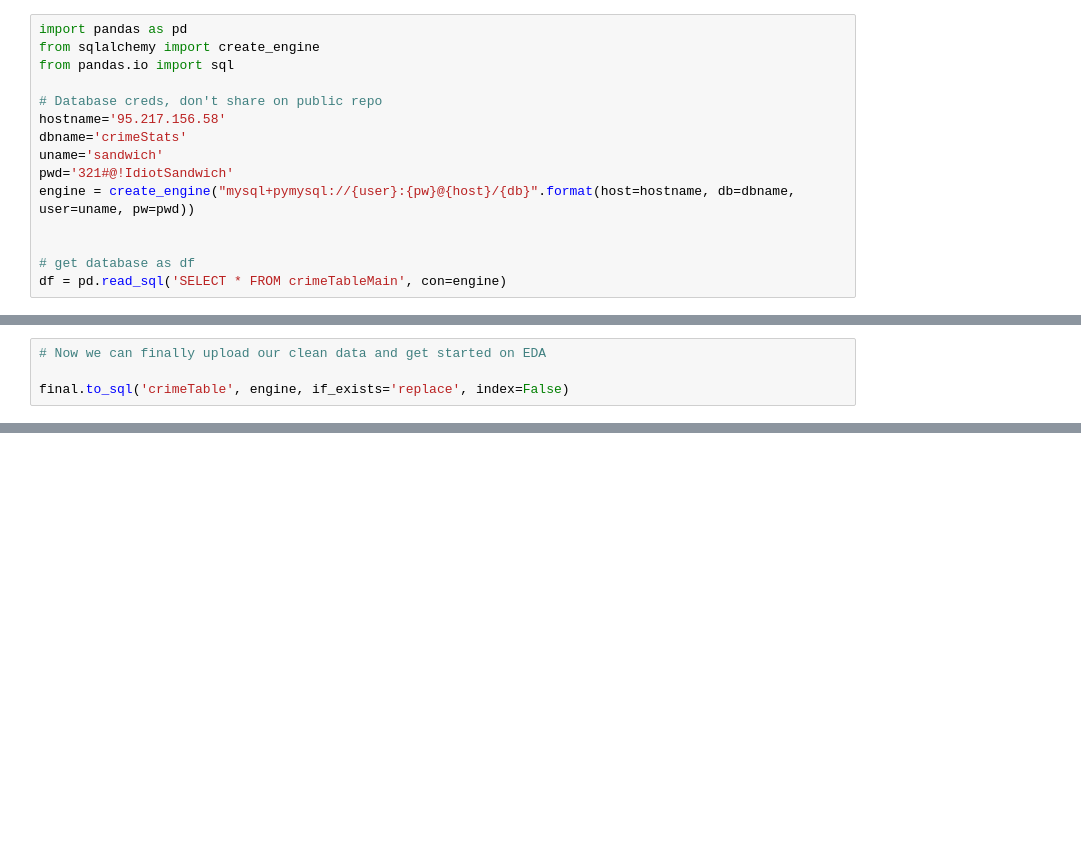
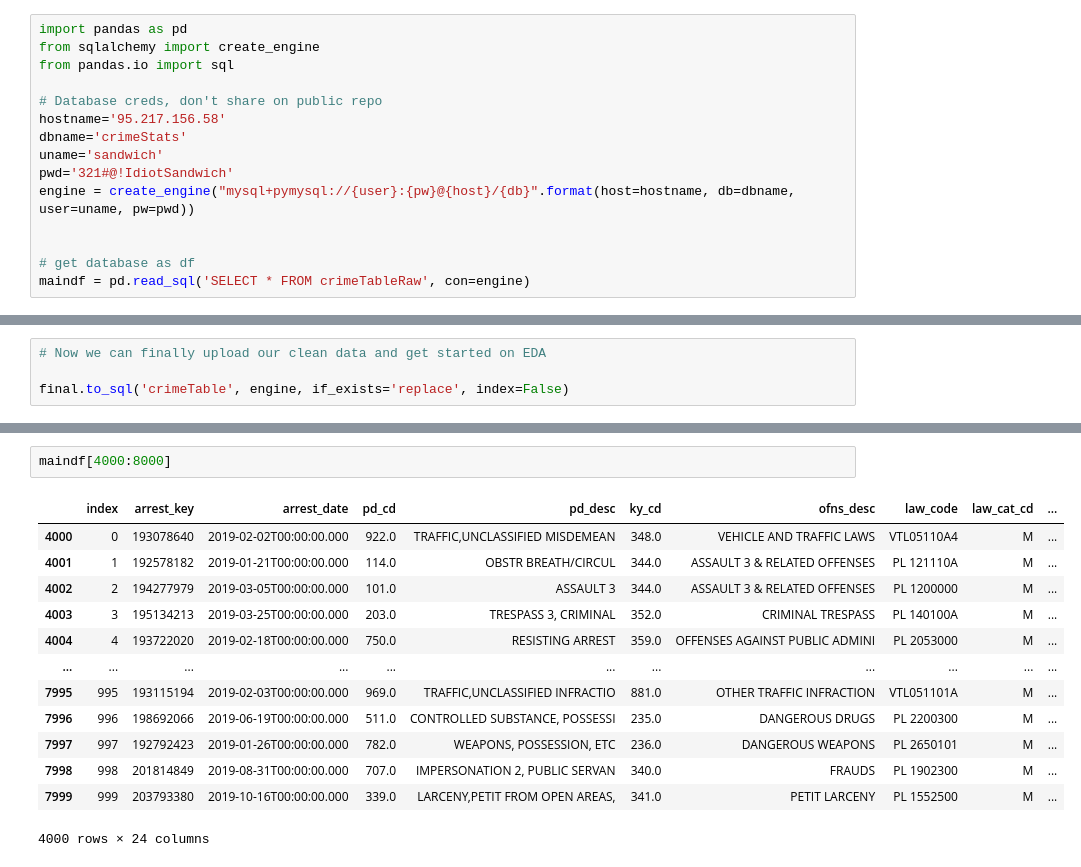
Before and after one commit to ajkarella/CrimeData, a Jupyter notebook: dataCollection/Preprocessing.ipynb, the cells around one changed output, grey strips where cells are left out. Saved outputs shown, nothing was run; the diff lists cells and outputs as text; blank space fills up the shorter version.

```diff
--- a/dataCollection/Preprocessing.ipynb
+++ b/dataCollection/Preprocessing.ipynb
@@ -16,7 +16,7 @@ engine = create_engine("mysql+pymysql://{user}:{pw}@{host}/{db}".format(host=hos
 
 
 # get database as df
-df = pd.read_sql('SELECT * FROM crimeTableMain', con=engine)
+maindf = pd.read_sql('SELECT * FROM crimeTableRaw', con=engine)
 # %%
 df = df.reset_index()
 del df['index']
@@ -264,0 +314,16 @@ final.to_sql('crimeTable', engine, if_exists='replace', index=False)
+# %%
+maindf[4000:8000]
+# %% [output]
+|  | index | arrest_key | arrest_date | pd_cd | pd_desc | ky_cd | ofns_desc | law_code | law_cat_cd | ... |
+| 4000 | 0 | 193078640 | 2019-02-02T00:00:00.000 | 922.0 | TRAFFIC,UNCLASSIFIED MISDEMEAN | 348.0 | VEHICLE AND TRAFFIC LAWS | VTL05110A4 | M | ... |
+| 4001 | 1 | 192578182 | 2019-01-21T00:00:00.000 | 114.0 | OBSTR BREATH/CIRCUL | 344.0 | ASSAULT 3 & RELATED OFFENSES | PL 121110A | M | ... |
+| 4002 | 2 | 194277979 | 2019-03-05T00:00:00.000 | 101.0 | ASSAULT 3 | 344.0 | ASSAULT 3 & RELATED OFFENSES | PL 1200000 | M | ... |
+| 4003 | 3 | 195134213 | 2019-03-25T00:00:00.000 | 203.0 | TRESPASS 3, CRIMINAL | 352.0 | CRIMINAL TRESPASS | PL 140100A | M | ... |
+| 4004 | 4 | 193722020 | 2019-02-18T00:00:00.000 | 750.0 | RESISTING ARREST | 359.0 | OFFENSES AGAINST PUBLIC ADMINI | PL 2053000 | M | ... |
+| ... | ... | ... | ... | ... | ... | ... | ... | ... | ... | ... |
+| 7995 | 995 | 193115194 | 2019-02-03T00:00:00.000 | 969.0 | TRAFFIC,UNCLASSIFIED INFRACTIO | 881.0 | OTHER TRAFFIC INFRACTION | VTL051101A | M | ... |
+| 7996 | 996 | 198692066 | 2019-06-19T00:00:00.000 | 511.0 | CONTROLLED SUBSTANCE, POSSESSI | 235.0 | DANGEROUS DRUGS | PL 2200300 | M | ... |
+| 7997 | 997 | 192792423 | 2019-01-26T00:00:00.000 | 782.0 | WEAPONS, POSSESSION, ETC | 236.0 | DANGEROUS WEAPONS | PL 2650101 | M | ... |
+| 7998 | 998 | 201814849 | 2019-08-31T00:00:00.000 | 707.0 | IMPERSONATION 2, PUBLIC SERVAN | 340.0 | FRAUDS | PL 1902300 | M | ... |
+| 7999 | 999 | 203793380 | 2019-10-16T00:00:00.000 | 339.0 | LARCENY,PETIT FROM OPEN AREAS, | 341.0 | PETIT LARCENY | PL 1552500 | M | ... |
+4000 rows × 24 columns
```
Also changed, not shown: parts of 3 cells of this notebook.
